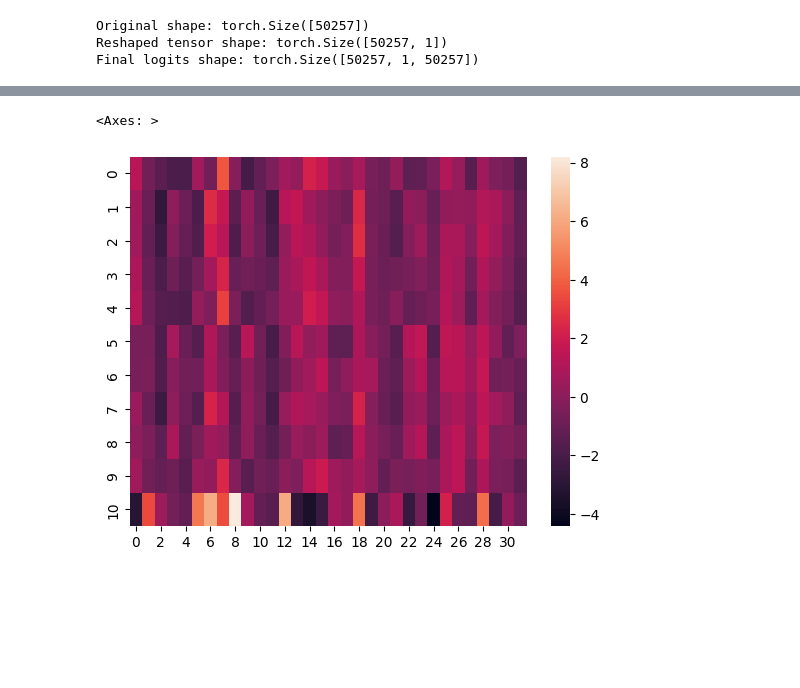
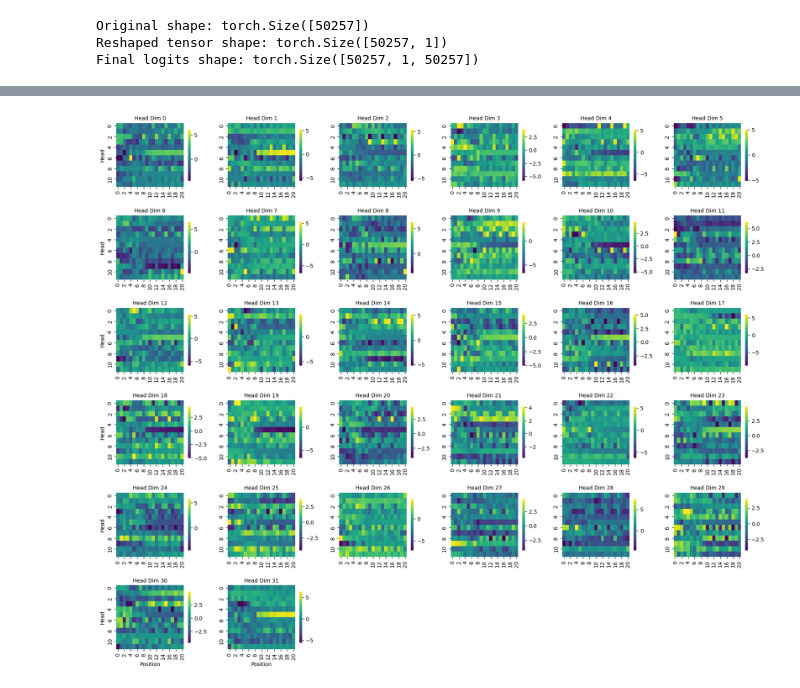
Before and after one commit to Yuralo/Mechanistic-Interpretability, a Jupyter notebook: exp-1/exp-1.ipynb, the cells around one changed output, grey strips where cells are left out. Drawn from its saved outputs; the diff is of its cells as text; code cells hidden in the pictures; blank space fills up the shorter version.

Commit message:
Prettify attention visualization & head compression

```diff
--- a/exp-1/exp-1.ipynb
+++ b/exp-1/exp-1.ipynb
@@ -155,7 +156,7 @@ OneLayerTransformer(
   (W_U): Linear(in_features=384, out_features=50257, bias=True)
 )
 # %%
-for epoch in range(100):
+for epoch in range(1000):
     model.train()
 
     xb, yb = get_batch('train')
@@ -171,6 +172,6 @@ for epoch in range(100):
     loss.backward()
     optim.step()
 
-    # if epoch % 100 == 0:
-    print(f"====== Loss {epoch}: {loss.item()}")
+    if epoch % 100 == 0:
+        print(f"====== Loss {epoch}: {loss.item()}")
 # %% [output]
@@ -397,10 +451,9 @@ torch.save(model.state_dict(),'one_layer_transformer.pth')
 # %%
-input_text = "the quick stuff in a bowl is getting cold the "
+input_text = "She refused, unless they gained everybody shouted Shevardino. Shevardino. Shevardino. "
 tokens = enc.encode(input_text)
 input_tensor = torch.tensor(tokens).unsqueeze(0)
 input_tensor= input_tensor.to(device)
 
-# --- Run the model to get all components ---
 model.eval()
 model.to(device)
 with torch.no_grad():
@@ -413,0 +505,7 @@ sns.heatmap(qk_scores.cpu().numpy()[0, 2, :, :])
+# %%
+v_norms = torch.norm(v_output, p=2, dim=-1)
+v_norms_expanded = v_norms.unsqueeze(-2)
+weighted_contributions = attention_pattern * v_norms_expanded
+
+fig = plot_attention_heads(weighted_contributions)
+plt.show()
@@ -414,6 +514,61 @@ sns.heatmap(qk_scores.cpu().numpy()[0, 2, :, :])
 # %%
-# plt.figure(figsize=(10, 10))
-sns.heatmap(z_output.cpu().numpy().reshape(z_output.shape[0],z_output.shape[1], n_heads, d_head )[0, :, 10, :])
+def visualize_attention_dimensions(z_output, n_heads, d_head, dimensions_to_show=None):
+    # Reshape to [batch_size, seq_len, n_heads, d_head]
+    reshaped = z_output.cpu().numpy().reshape(z_output.shape[0], z_output.shape[1], n_heads, d_head)
+
+    # Default to showing all dimensions if not specified
+    if dimensions_to_show is None:
+        dimensions_to_show = list(range(d_head))
+
+    n_dims_to_show = len(dimensions_to_show)
+    if n_dims_to_show == 0:
+        print("No dimensions to show.")
+        return None
+
+    # --- Key Change: Calculate grid size (rows, cols) ---
+    n_cols = int(np.ceil(np.sqrt(n_dims_to_show)))
+    n_rows = int(np.ceil(n_dims_to_show / n_cols))
+
+    # --- Key Change: Create a grid of subplots ---
+    # Adjust figure size dynamically based on the grid
+    fig, axes = plt.subplots(n_rows, n_cols, figsize=(n_cols * 3, n_rows * 2.5))
+
+    # Flatten the 2D axes array into a 1D array for easy iteration
+    # This handles cases where n_rows or n_cols is 1
+    axes = axes.flatten() if n_dims_to_show > 1 else [axes]
+
+    for i, dim in enumerate(dimensions_to_show):
+        ax = axes[i]
+        sns.heatmap(
+            reshaped[0, :, :, dim].T,  # Transpose to have heads on y-axis
+            ax=ax,
+            cmap='viridis',
+            cbar=True,
+            cbar_kws={"shrink": 0.8} # Make colorbars a bit smaller
+        )
+        ax.set_title(f'Head Dim {dim}', fontsize=10)
+
+        # --- Improvement: Place labels only on the edges for clarity ---
+        # Set y-label (Head) only for the first column
+        if i % n_cols == 0:
+            ax.set_ylabel('Head')
+        else:
+            ax.set_ylabel('')
+
+        # Set x-label (Position) only for the bottom row
+        if i >= (n_rows - 1) * n_cols:
+            ax.set_xlabel('Position')
+        else:
+            ax.set_xlabel('')
+
+    # --- Key Change: Hide any unused subplots in the grid ---
+    for i in range(n_dims_to_show, n_rows * n_cols):
+        axes[i].axis('off')
+
+    plt.tight_layout(pad=2.0) # Add padding to prevent title overlap
+    return fig
+
+fig_all = visualize_attention_dimensions(z_output, n_heads, d_head)
+plt.show()
 # %% [output]
-<Axes: >
-[figure, old version]
+[figure, new version]
```
Also changed, not shown: parts of 16 cells of this notebook, 1 other file.
